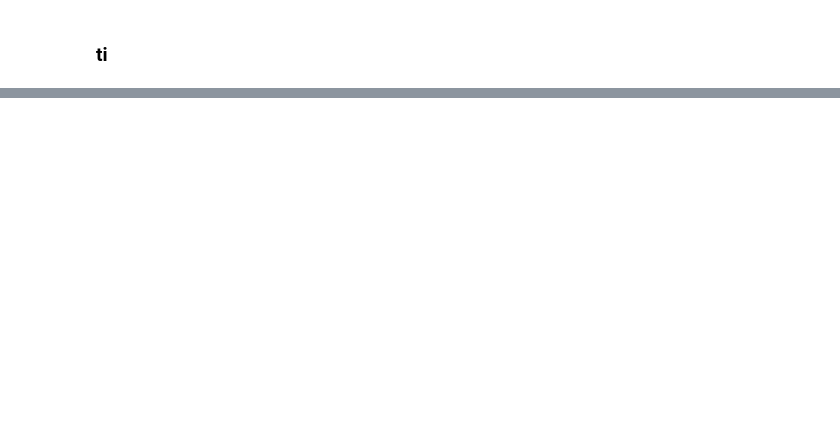
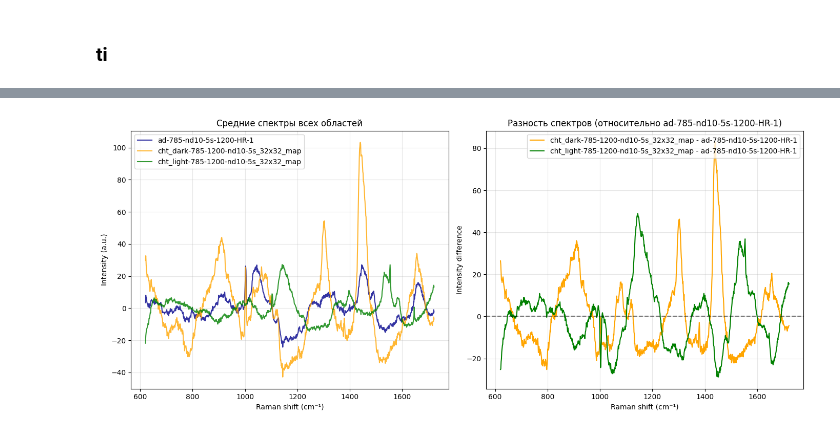
Before and after one commit to cmpolik/diploma-experiments, a Jupyter notebook: compare_datasets.ipynb, the cells around one changed output, grey strips where cells are left out. Drawn from its saved outputs; the diff is of its cells as text; code cells hidden in the pictures; blank space fills up the shorter version.

```diff
--- a/compare_datasets.ipynb
+++ b/compare_datasets.ipynb
@@ -211 +185,54 @@ plot_average_spectra_comparison(spectra_dark_cr_removed,
+# %%
+# Блок 5: Визуализация средних спектров для всех областей
+def plot_average_spectra_all(spectra_list, labels_list, wavenumbers):
+    """
+    Построение графика средних спектров для всех областей
+    """
+    n_datasets = len(spectra_list)
+    colors = ['darkblue', 'orange', 'green', 'red', 'purple']  # Цвета для разных датасетов
+
+    fig, axes = plt.subplots(1, 2, figsize=(14, 6))
+
+    # График 1: Все средние спектры
+    mean_spectra = []
+    for i, data in enumerate(spectra_list):
+        data_2d = data.reshape(-1, data.shape[-1])
+        mean_spectrum = np.mean(data_2d, axis=0)
+        mean_spectra.append(mean_spectrum)
+
+        axes[0].plot(wavenumbers, mean_spectrum,
+                    label=labels_list[i],
+                    color=colors[i % len(colors)],
+                    linewidth=1.5,
+                    alpha=0.8)
+
+    axes[0].set_xlabel('Raman shift (cm⁻¹)')
+    axes[0].set_ylabel('Intensity (a.u.)')
+    axes[0].set_title('Средние спектры всех областей')
+    axes[0].legend()
+    axes[0].grid(alpha=0.3)
+
+    # График 2: Разности спектров (относительно первого)
+    for i in range(1, len(mean_spectra)):
+        difference = mean_spectra[i] - mean_spectra[0]
+        axes[1].plot(wavenumbers, difference,
+                    label=f'{labels_list[i]} - {labels_list[0]}',
+                    color=colors[i % len(colors)],
+                    linewidth=1.5)
+
+    axes[1].axhline(y=0, color='black', linestyle='--', alpha=0.5)
+    axes[1].set_xlabel('Raman shift (cm⁻¹)')
+    axes[1].set_ylabel('Intensity difference')
+    axes[1].set_title(f'Разность спектров (относительно {labels_list[0]})')
+    axes[1].legend()
+    axes[1].grid(alpha=0.3)
+
+    plt.tight_layout()
+    plt.show()
+
+# Используем wavenumbers из первого файла
+wavenumbers = data_list[0][1]
+plot_average_spectra_all(spectra_cr_removed_list, file_labels, wavenumbers)
+# %% [output]
+[figure, added]
 # %%
```
Also changed, not shown: parts of 11 cells of this notebook.
